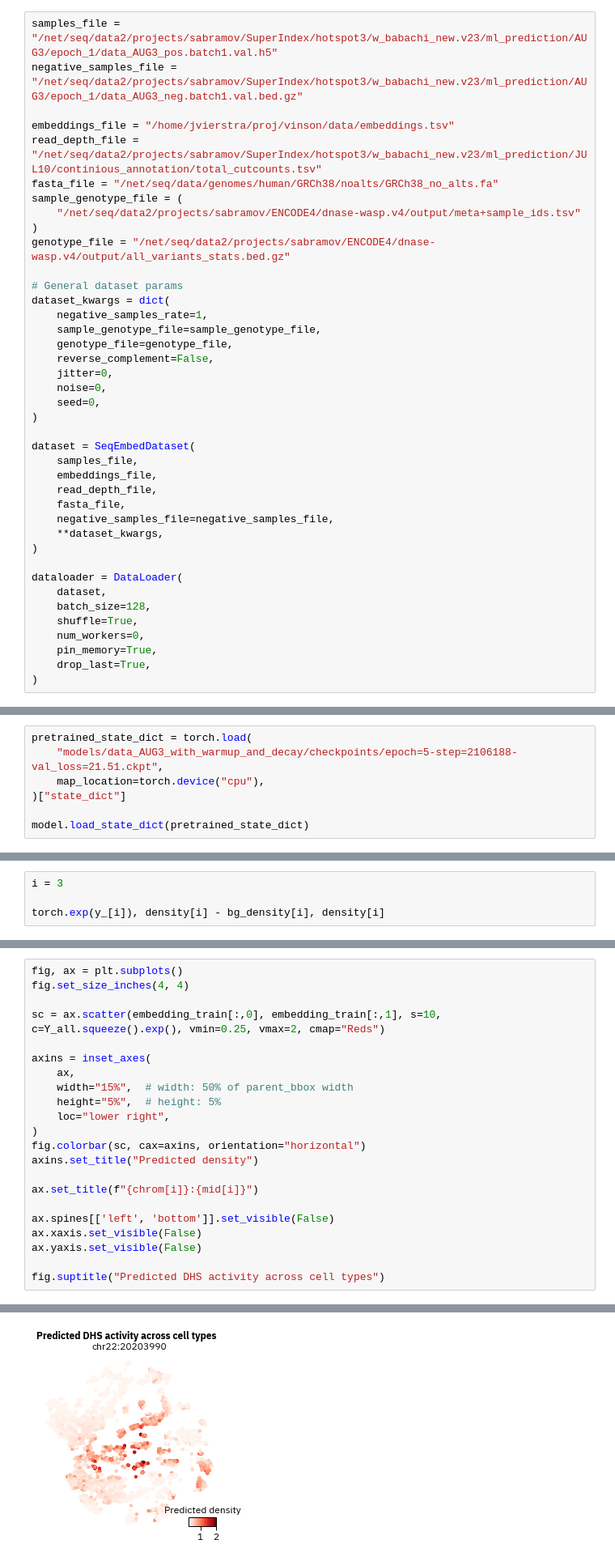
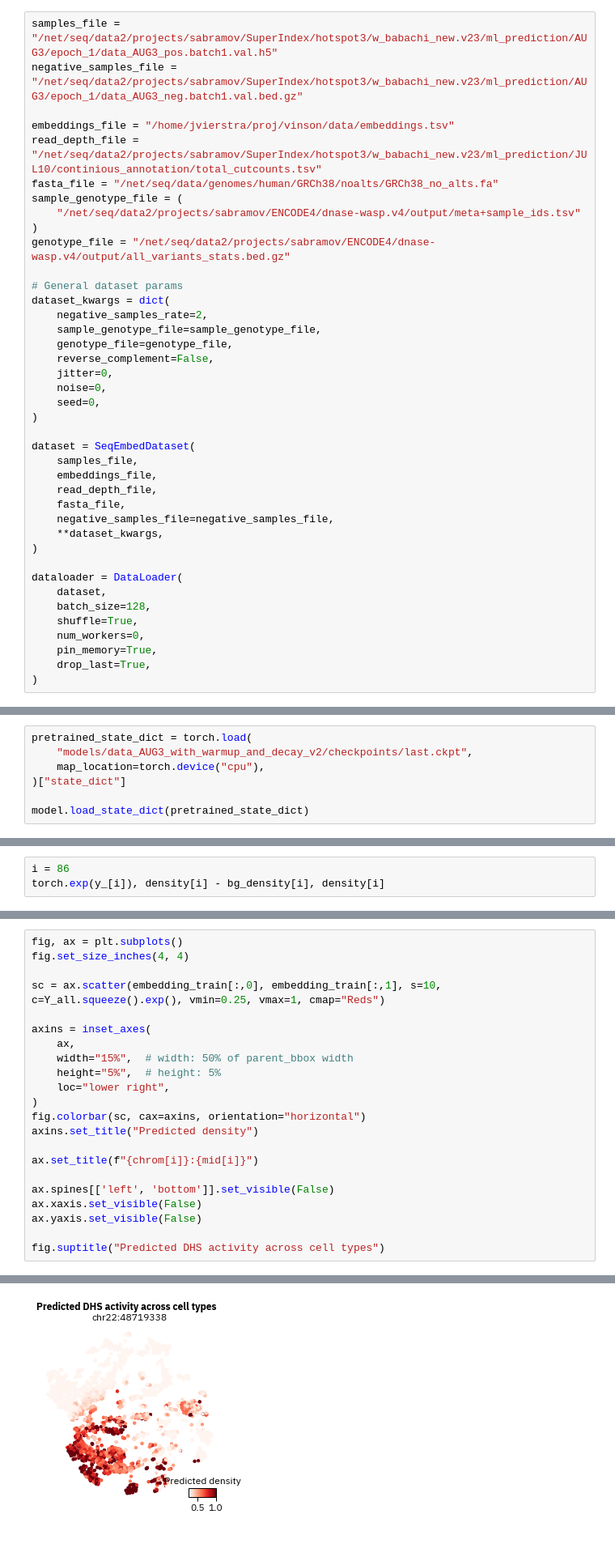
Before and after one commit to vierstralab/vinson, a Jupyter notebook: DHS_Quantitative_Model.ipynb, the cells around one changed output, grey strips where cells are left out. Shown at 81% size. Saved outputs shown, nothing was run; the diff lists cells and outputs as text.

```diff
--- a/DHS_Quantitative_Model.ipynb
+++ b/DHS_Quantitative_Model.ipynb
@@ -96,7 +92,7 @@ genotype_file = "/net/seq/data2/projects/sabramov/ENCODE4/dnase-wasp.v4/output/a
 
 # General dataset params
 dataset_kwargs = dict(
-    negative_samples_rate=1,
+    negative_samples_rate=2,
     sample_genotype_file=sample_genotype_file,
     genotype_file=genotype_file,
     reverse_complement=False,
@@ -132,7 +124,7 @@ INFO:vinson.dataset:Loading genotype metadata.
 ### Load in pre-trained variant model
 # %%
 pretrained_state_dict = torch.load(
-    "models/data_AUG3_with_warmup_and_decay/checkpoints/epoch=5-step=2106188-val_loss=21.51.ckpt",
+    "models/data_AUG3_with_warmup_and_decay_v2/checkpoints/last.ckpt",
     map_location=torch.device("cpu"),
 )["state_dict"]
 
@@ -352,5 +339,4 @@ print(torch.where(y_.exp() > 0.5))
 # %%
-i = 3
-
+i = 86
 torch.exp(y_[i]), density[i] - bg_density[i], density[i]
 # %% [output]
@@ -471,28 +457,28 @@ def zscore_normalization(series):
 # %%
 fig, ax = plt.subplots()
 fig.set_size_inches(4, 4)
 
-sc = ax.scatter(embedding_train[:,0], embedding_train[:,1], s=10, c=Y_all.squeeze().exp(), vmin=0.25, vmax=2, cmap="Reds")
+sc = ax.scatter(embedding_train[:,0], embedding_train[:,1], s=10, c=Y_all.squeeze().exp(), vmin=0.25, vmax=1, cmap="Reds")
 
 axins = inset_axes(
     ax,
     width="15%",  # width: 50% of parent_bbox width
     height="5%",  # height: 5%
     loc="lower right",
 )
 fig.colorbar(sc, cax=axins, orientation="horizontal")
 axins.set_title("Predicted density")
 
 ax.set_title(f"{chrom[i]}:{mid[i]}")
 
 ax.spines[['left', 'bottom']].set_visible(False)
 ax.xaxis.set_visible(False)
 ax.yaxis.set_visible(False)
 
 fig.suptitle("Predicted DHS activity across cell types")
 # %% [output]
 Text(0.5, 0.98, 'Predicted DHS activity across cell types')
-[figure, old version]
+[figure, new version]
 # %%
 sample_id[i]
 # %% [output]
```
Also changed, not shown: parts of 24 cells of this notebook, 8 other files.
